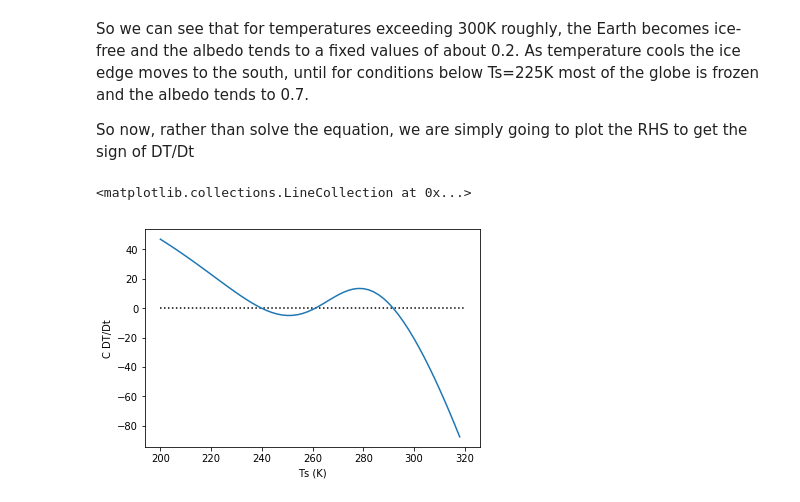
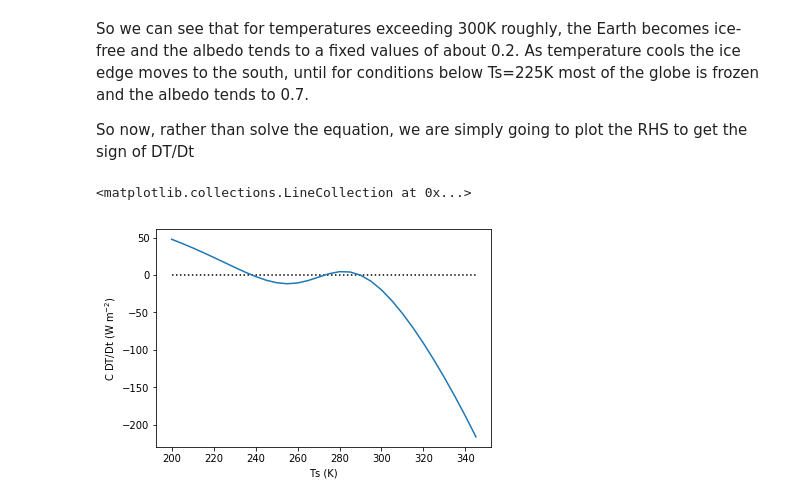
Before and after one commit to llvillanueva/TPA_DIPLOMA_LABS, a Jupyter notebook: ESM_0D_ICEVAPOR/EBM_0D_ice_water.ipynb, the cells around one changed output. Drawn from its saved outputs; the diff is of its cells as text; code cells hidden in the pictures.

```diff
--- a/ESM_0D_ICEVAPOR/EBM_0D_ice_water.ipynb
+++ b/ESM_0D_ICEVAPOR/EBM_0D_ice_water.ipynb
@@ -46,34 +48,30 @@ Text(0, 0.5, 'Albedo')
 So we can see that for temperatures exceeding 300K roughly, the Earth becomes ice-free and the albedo tends to a fixed values of about 0.2.  As temperature cools the ice edge moves to the south, until for conditions below Ts=225K most of the globe is frozen and the albedo tends to 0.7.
 
 So now, rather than solve the equation, we are simply going to plot the RHS to get the sign of DT/Dt
-# %%
-import matplotlib.pyplot as plt
-import numpy as np
-
-
-def alfa(T):
-    """ function for albedo"""
-    albedo=0.45-0.25*np.tanh((T-268)/23)
-    return albedo
-
-# constants needed
-sigma=5.67e-8
-eps=0.62 # 1-eps/2
-
-# define the solar constant array
-S0=1370
-Ts=np.arange(200,320,2)
-
-DTdt=S0*(1-alfa(Ts))/4 - eps*sigma*Ts**4
-
-fig,ax=plt.subplots()
-ax.plot(Ts,DTdt)
-ax.set_xlabel("Ts (K)")
-ax.set_ylabel("C DT/Dt")
-ax.hlines(0,200,320,linestyles="dotted")
-# %% [output]
-<matplotlib.collections.LineCollection at 0x...>
-[figure, removed]
+# %%
+# constants needed
+sigma=5.67e-8 # Stefan-B constant
+eps_e=0.61    # equivalent emissivity of surface: 1-eps/2
+
+# define the solar constant array
+S0today=1370
+
+# define the energy balance equation in a function
+def cdTdt(S,T):
+    return S*(1-alpha(T))/4 - eps_e*sigma*np.power(T,4)
+
+# limits of temperature array we will need later:
+tmin,tmax=np.min(Ts),np.max(Ts)
+
+# plot
+fig,ax=plt.subplots()
+ax.plot(Ts,cdTdt(S0today,Ts))
+ax.set_xlabel("Ts (K)")
+ax.set_ylabel("C DT/Dt (W m$^{-2}$)")
+ax.hlines(0,tmin,tmax,linestyles="dotted")
+# %% [output]
+<matplotlib.collections.LineCollection at 0x...>
+[figure, added]
 # %% [markdown]
 |**question 1: Where are the three equilibria temperatures and are they stable or unstable?**
 
```
Also changed, not shown: parts of 13 cells of this notebook.
